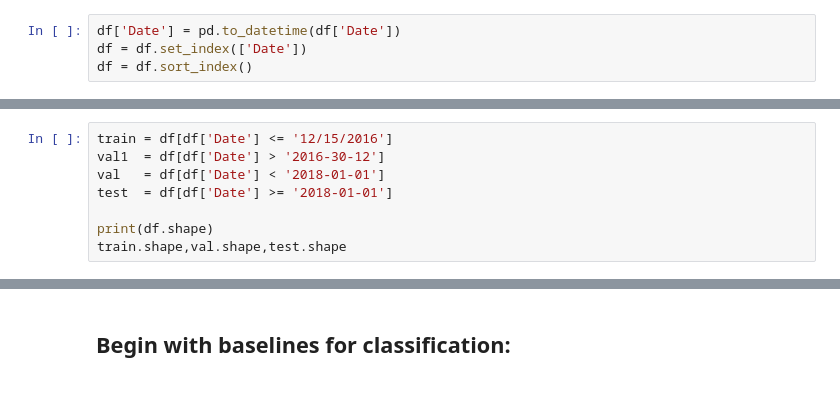
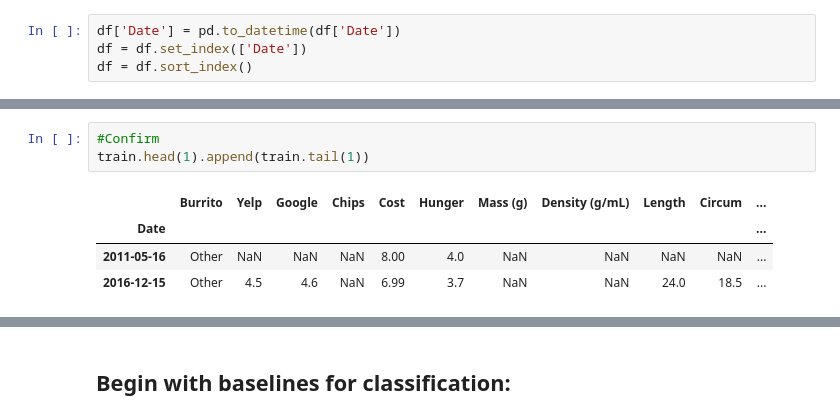
Before and after one commit to Gr8eye/DS-Unit-2-Linear-Models, a Jupyter notebook: module4-logistic-regression/LS_DS_214_assignment.ipynb, the cells around one changed output, grey strips where cells are left out. Cells and saved outputs as stored; diff of their text form; blank space fills up the shorter version.

```diff
--- a/module4-logistic-regression/LS_DS_214_assignment.ipynb
+++ b/module4-logistic-regression/LS_DS_214_assignment.ipynb
@@ -120,8 +116,0 @@ test  = df['2016-12-21':]
-# %%
-train = df[df['Date'] <= '12/15/2016']
-val1  = df[df['Date'] > '2016-30-12']
-val   = df[df['Date'] < '2018-01-01']
-test  = df[df['Date'] >= '2018-01-01']
-
-print(df.shape)
-train.shape,val.shape,test.shape
@@ -150,0 +117,8 @@ array(['1/18/2016', '1/24/2016', '1/27/2016', '1/28/2016', '1/30/2016',
+# %%
+#Confirm
+train.head(1).append(train.tail(1))
+# %% [output]
+|  | Burrito | Yelp | Google | Chips | Cost | Hunger | Mass (g) | Density (g/mL) | Length | Circum | ... |
+| Date |  |  |  |  |  |  |  |  |  |  | ... |
+| 2011-05-16 | Other | NaN | NaN | NaN | 8.00 | 4.0 | NaN | NaN | NaN | NaN | ... |
+| 2016-12-15 | Other | 4.5 | 4.6 | NaN | 6.99 | 3.7 | NaN | NaN | 24.0 | 18.5 | ... |
```
Also changed, not shown: parts of 6 cells of this notebook.
